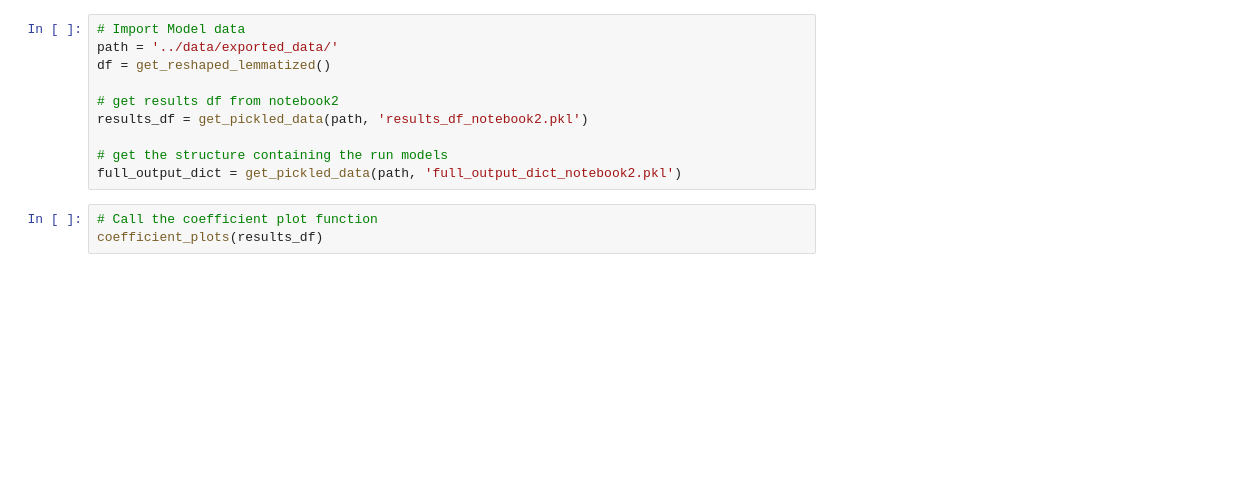
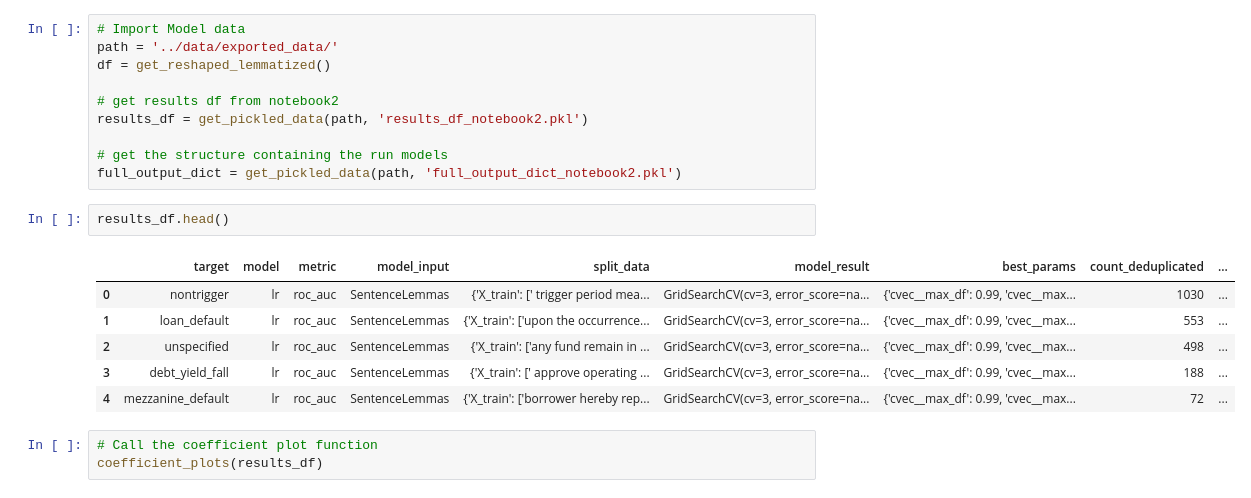
Before and after one commit to jcbdata/Legalese_Mortgage_Documents, a Jupyter notebook: Notebooks/3-Full_Model_Result_Visualization.ipynb, the cells around one changed output. Cells and saved outputs as stored; diff of their text form; blank space fills up the shorter version.

```diff
--- a/Notebooks/3-Full_Model_Result_Visualization.ipynb
+++ b/Notebooks/3-Full_Model_Result_Visualization.ipynb
@@ -100,6 +103,15 @@ results_df = get_pickled_data(path, 'results_df_notebook2.pkl')
 
 # get the structure containing the run models
 full_output_dict = get_pickled_data(path, 'full_output_dict_notebook2.pkl')
+# %%
+results_df.head()
+# %% [output]
+|  | target | model | metric | model_input | split_data | model_result | best_params | count_deduplicated | ... |
+| 0 | nontrigger | lr | roc_auc | SentenceLemmas | {'X_train': [' trigger period mea... | GridSearchCV(cv=3, error_score=na... | {'cvec__max_df': 0.99, 'cvec__max... | 1030 | ... |
+| 1 | loan_default | lr | roc_auc | SentenceLemmas | {'X_train': ['upon the occurrence... | GridSearchCV(cv=3, error_score=na... | {'cvec__max_df': 0.99, 'cvec__max... | 553 | ... |
+| 2 | unspecified | lr | roc_auc | SentenceLemmas | {'X_train': ['any fund remain in ... | GridSearchCV(cv=3, error_score=na... | {'cvec__max_df': 0.99, 'cvec__max... | 498 | ... |
+| 3 | debt_yield_fall | lr | roc_auc | SentenceLemmas | {'X_train': [' approve operating ... | GridSearchCV(cv=3, error_score=na... | {'cvec__max_df': 0.99, 'cvec__max... | 188 | ... |
+| 4 | mezzanine_default | lr | roc_auc | SentenceLemmas | {'X_train': ['borrower hereby rep... | GridSearchCV(cv=3, error_score=na... | {'cvec__max_df': 0.99, 'cvec__max... | 72 | ... |
 # %%
 # Call the coefficient plot function
 coefficient_plots(results_df)
```
Also changed, not shown: parts of 3 cells of this notebook, 4 other files.
